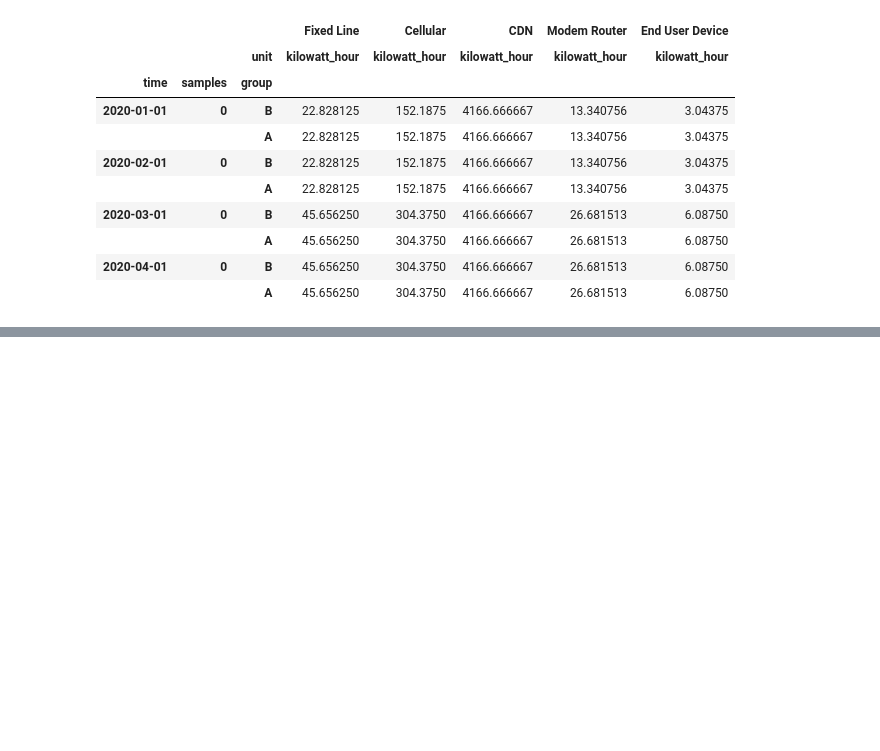
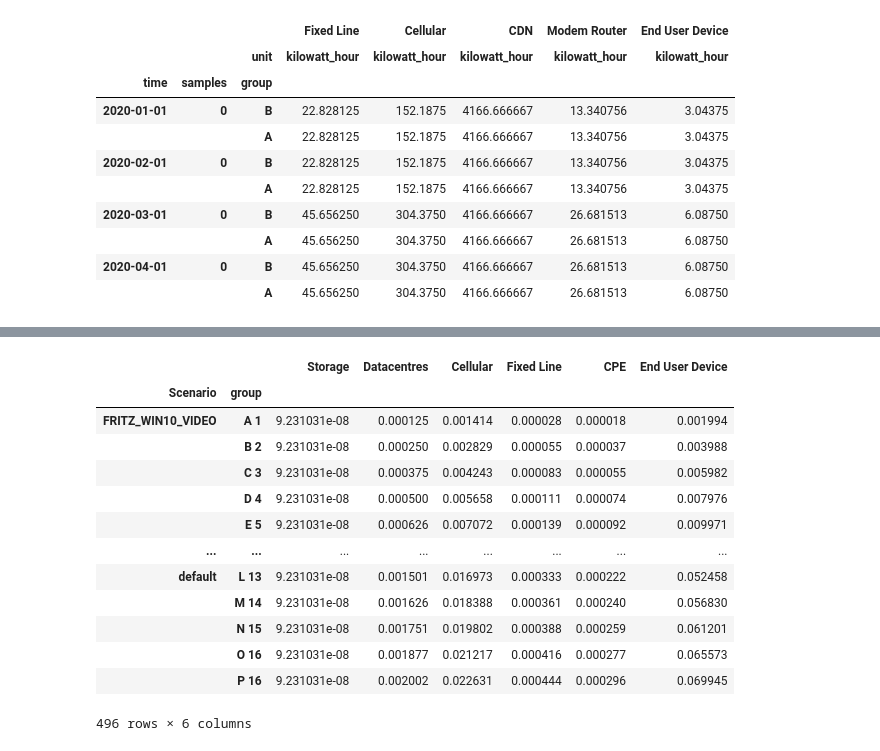
Before and after one commit to sust-cs-uob/eam-core, a Jupyter notebook: docs/ipynb/JamesPandasTesting.ipynb, the cells around one changed output, grey strips where cells are left out. Cells and saved outputs as stored; diff of their text form; code cells hidden in the pictures; blank space fills up the shorter version.

Commit message:
added pickle outputting across scenarios

```diff
--- a/docs/ipynb/JamesPandasTesting.ipynb
+++ b/docs/ipynb/JamesPandasTesting.ipynb
@@ -389,0 +384,21 @@ _d_countrified
+# %%
+import pandas as pd
+data_energy = pd.read_pickle('pickle_data/result_data_full_energy.pkl')
+data_carbon = pd.read_pickle('pickle_data/result_data_full_carbon.pkl')
+
+data_carbon
+# %% [output]
+|  |  | Storage | Datacentres | Cellular | Fixed Line | CPE | End User Device |
+| Scenario | group |  |  |  |  |  |  |
+| FRITZ_WIN10_VIDEO | A 1 | 9.231031e-08 | 0.000125 | 0.001414 | 0.000028 | 0.000018 | 0.001994 |
+|  | B 2 | 9.231031e-08 | 0.000250 | 0.002829 | 0.000055 | 0.000037 | 0.003988 |
+|  | C 3 | 9.231031e-08 | 0.000375 | 0.004243 | 0.000083 | 0.000055 | 0.005982 |
+|  | D 4 | 9.231031e-08 | 0.000500 | 0.005658 | 0.000111 | 0.000074 | 0.007976 |
+|  | E 5 | 9.231031e-08 | 0.000626 | 0.007072 | 0.000139 | 0.000092 | 0.009971 |
+| ... | ... | ... | ... | ... | ... | ... | ... |
+| default | L 13 | 9.231031e-08 | 0.001501 | 0.016973 | 0.000333 | 0.000222 | 0.052458 |
+|  | M 14 | 9.231031e-08 | 0.001626 | 0.018388 | 0.000361 | 0.000240 | 0.056830 |
+|  | N 15 | 9.231031e-08 | 0.001751 | 0.019802 | 0.000388 | 0.000259 | 0.061201 |
+|  | O 16 | 9.231031e-08 | 0.001877 | 0.021217 | 0.000416 | 0.000277 | 0.065573 |
+|  | P 16 | 9.231031e-08 | 0.002002 | 0.022631 | 0.000444 | 0.000296 | 0.069945 |
+496 rows × 6 columns
```
Also changed, not shown: parts of 1 cell of this notebook, 3 other files.
